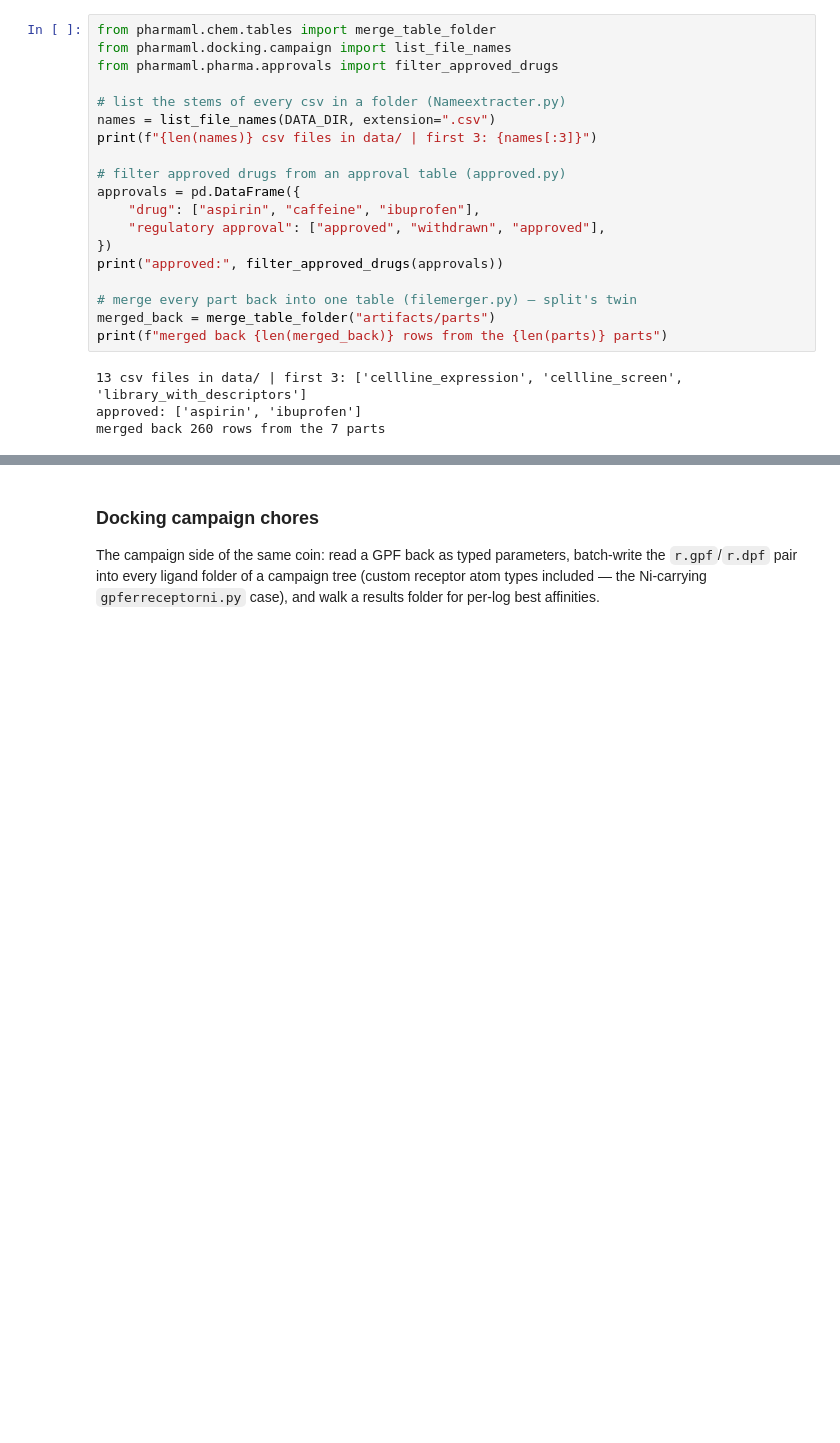
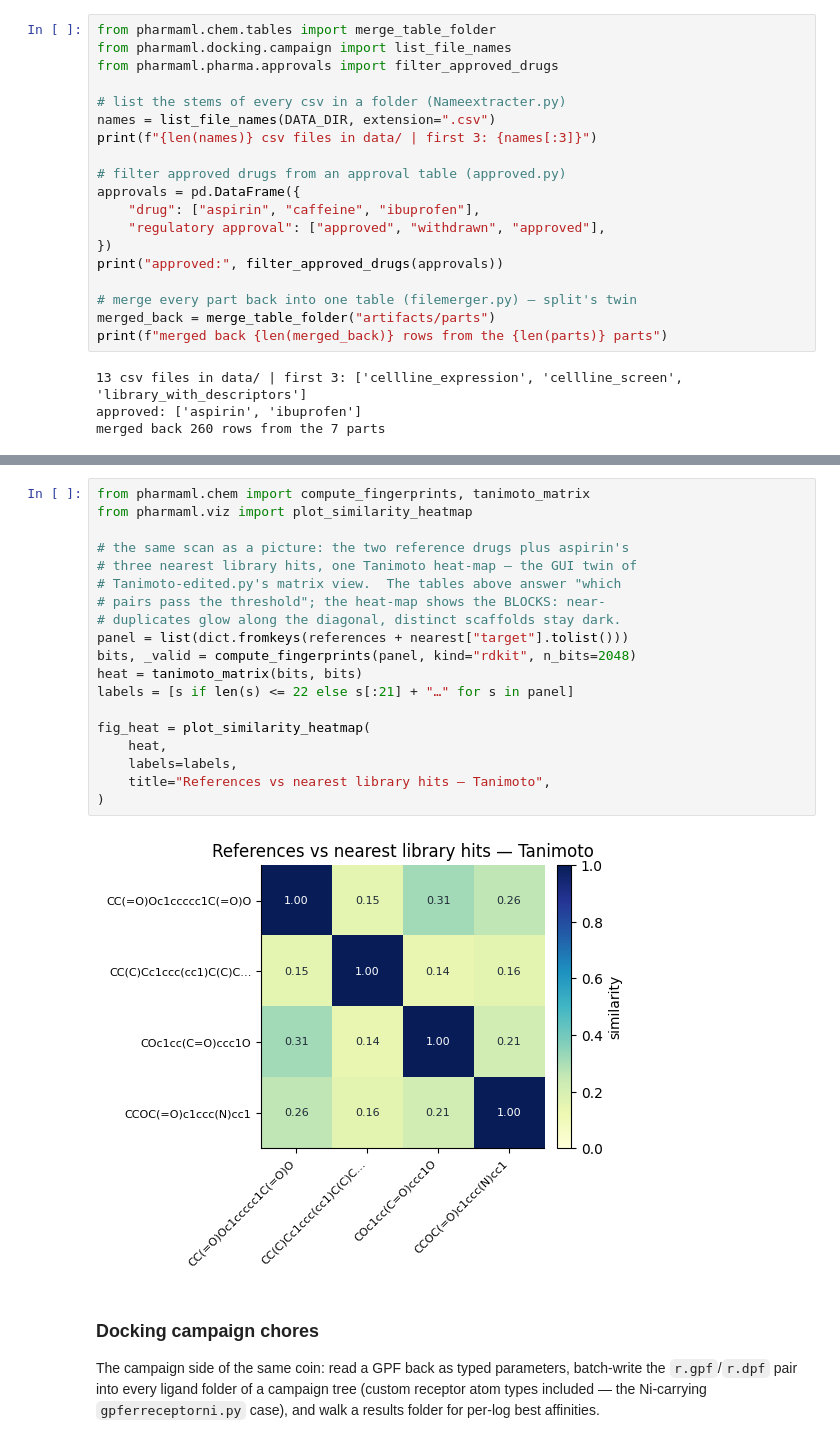
Before and after one commit to MrMMA2004/pharma-ml-toolkit, a Jupyter notebook: pharma-ml-toolkit/examples/pharmaml_walkthrough.ipynb, the cells around one changed output, grey strips where cells are left out. Drawn from its saved outputs; the diff is of its cells as text; blank space fills up the shorter version.

```diff
--- a/pharma-ml-toolkit/examples/pharmaml_walkthrough.ipynb
+++ b/pharma-ml-toolkit/examples/pharmaml_walkthrough.ipynb
@@ -523,6 +523,27 @@ CC(C)Cc1ccc(cc1)C(C)C(=O)O COc1ccc2cc(ccc2c1)C(C)C(=O)O                1
 CC(=O)Oc1ccccc1C(=O)O CC(=O)Oc1ccccc1C(=O)O                0             0    1.000000
 CC(=O)Oc1ccccc1C(=O)O      COc1cc(C=O)ccc1O                0             7    0.312785
 CC(=O)Oc1ccccc1C(=O)O   CCOC(=O)c1ccc(N)cc1                0             5    0.264574
+# %%
+from pharmaml.chem import compute_fingerprints, tanimoto_matrix
+from pharmaml.viz import plot_similarity_heatmap
+
+# the same scan as a picture: the two reference drugs plus aspirin's
+# three nearest library hits, one Tanimoto heat-map — the GUI twin of
+# Tanimoto-edited.py's matrix view.  The tables above answer "which
+# pairs pass the threshold"; the heat-map shows the BLOCKS: near-
+# duplicates glow along the diagonal, distinct scaffolds stay dark.
+panel = list(dict.fromkeys(references + nearest["target"].tolist()))
+bits, _valid = compute_fingerprints(panel, kind="rdkit", n_bits=2048)
+heat = tanimoto_matrix(bits, bits)
+labels = [s if len(s) <= 22 else s[:21] + "…" for s in panel]
+
+fig_heat = plot_similarity_heatmap(
+    heat,
+    labels=labels,
+    title="References vs nearest library hits — Tanimoto",
+)
+# %% [output]
+[figure, added]
 # %% [markdown]
 ### Docking campaign chores
 
```
Also changed, not shown: parts of 5 cells of this notebook, 36 other files.
